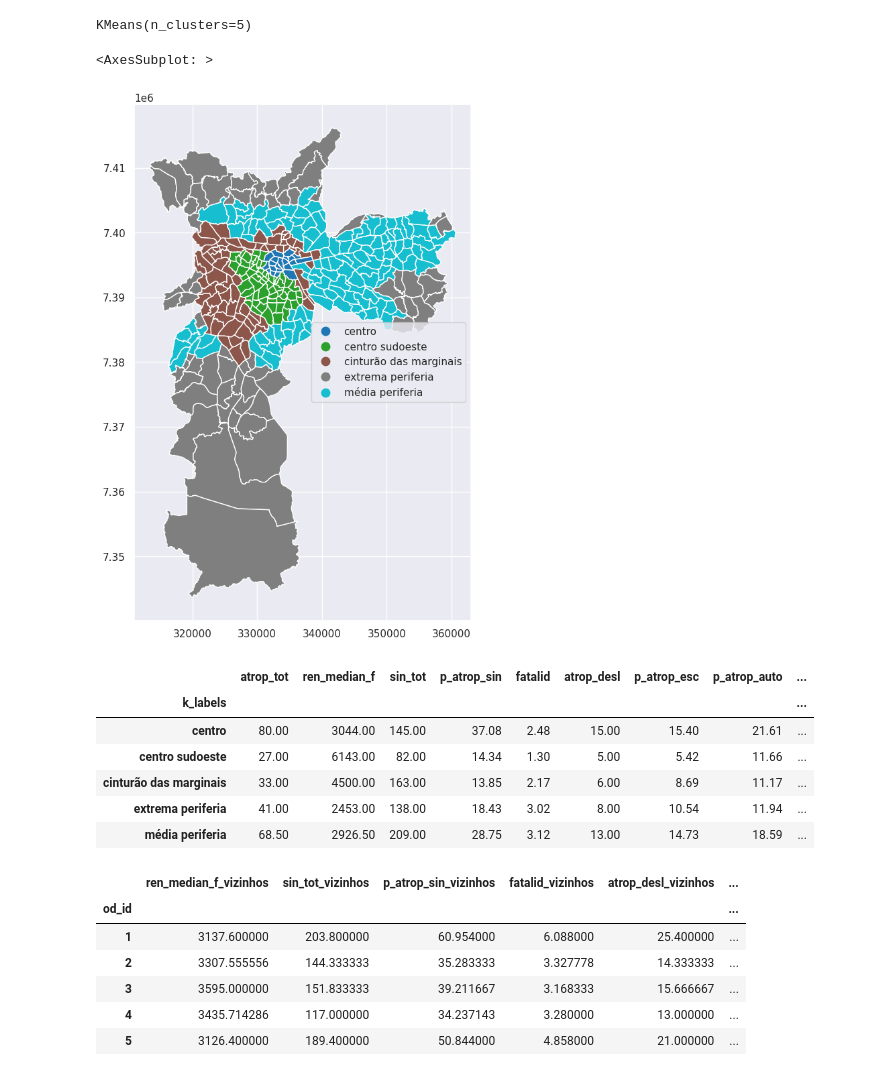
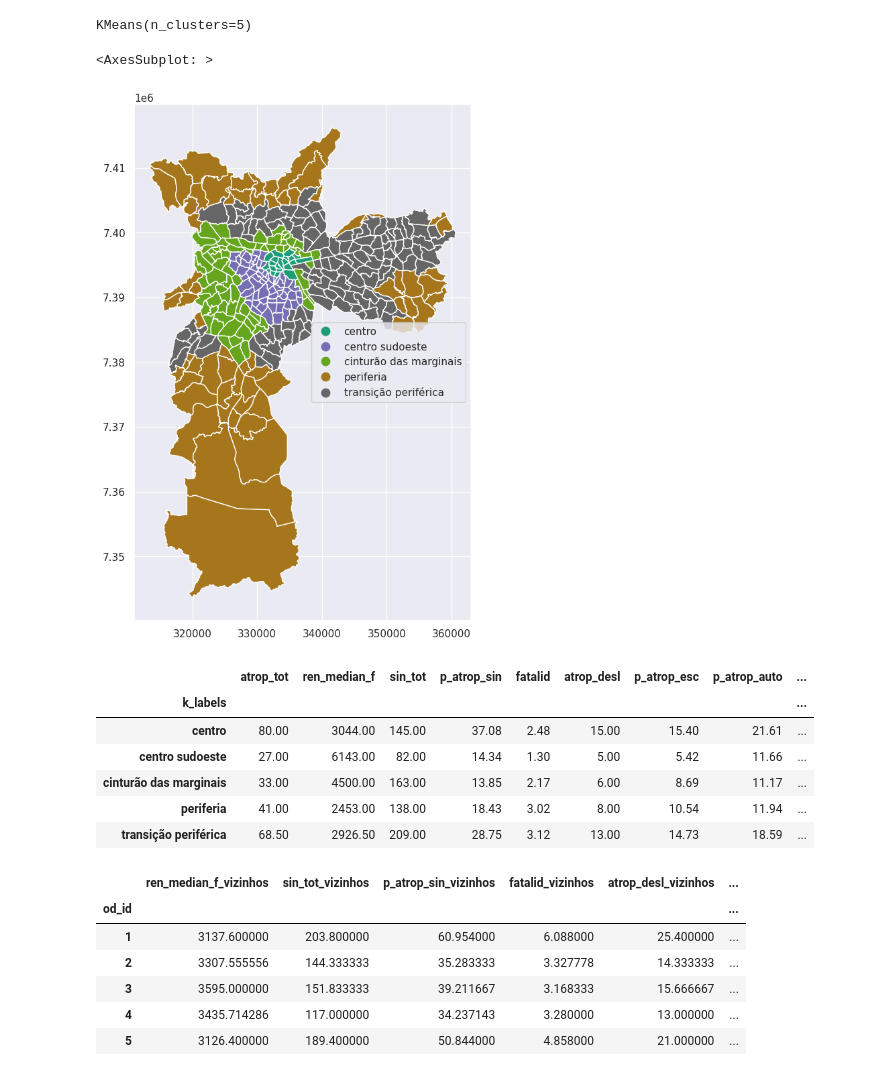
Before and after one commit to AndaSampa/meip-sp, a Jupyter notebook: 02-taxonomia-descritiva-do-modelo.ipynb, the cells around one changed output. Saved outputs shown, nothing was run; the diff lists cells and outputs as text; code cells hidden in the pictures.

```diff
--- a/02-taxonomia-descritiva-do-modelo.ipynb
+++ b/02-taxonomia-descritiva-do-modelo.ipynb
@@ -102,8 +102,8 @@ KMeans(n_clusters=5)
 # %%
 taxonomia = {
     0:"centro sudoeste",
-    1:"extrema periferia",
-    2:"média periferia",
+    1:"periferia",
+    2:"transição periférica",
     3:"cinturão das marginais",
     4:"centro",
 }
@@ -112,12 +112,12 @@ sns.set(rc={"figure.figsize":(10, 10)})
 # %%
 kmeans = KMeans(n_clusters=n_clusters, random_state=0).fit(scaler.fit_transform(df_meip[modelo_vizinhanca]))
 df_meip['k_cluster'] = kmeans.labels_
 df_meip['k_labels'] = [taxonomia[k] for k in kmeans.labels_]
 gdf_zona_merged = gdf_od.merge(df_meip.reset_index(), left_on='NumeroZona', right_on='od_id')
-gdf_zona_merged.plot(column='k_labels', legend=True, categorical=True, legend_kwds={'loc': 'center right'})
+gdf_zona_merged.plot(column='k_labels', legend=True, categorical=True, legend_kwds={'loc': 'center right'}, cmap='Dark2')
 # %% [output]
 <AxesSubplot: >
-[figure, old version]
+[figure, new version]
 # %%
 df_meip.loc[:, ['atrop_tot'] + modelo + ['k_cluster', 'k_labels']].set_index('k_labels').groupby('k_labels').quantile(.50).style.background_gradient().format(precision=2)
 # %% [output]
@@ -126,8 +126,8 @@ df_meip.loc[:, ['atrop_tot'] + modelo + ['k_cluster', 'k_labels']].set_index('k_
 | centro | 80.00 | 3044.00 | 145.00 | 37.08 | 2.48 | 15.00 | 15.40 | 21.61 | ... |
 | centro sudoeste | 27.00 | 6143.00 | 82.00 | 14.34 | 1.30 | 5.00 | 5.42 | 11.66 | ... |
 | cinturão das marginais | 33.00 | 4500.00 | 163.00 | 13.85 | 2.17 | 6.00 | 8.69 | 11.17 | ... |
-| extrema periferia | 41.00 | 2453.00 | 138.00 | 18.43 | 3.02 | 8.00 | 10.54 | 11.94 | ... |
-| média periferia | 68.50 | 2926.50 | 209.00 | 28.75 | 3.12 | 13.00 | 14.73 | 18.59 | ... |
+| periferia | 41.00 | 2453.00 | 138.00 | 18.43 | 3.02 | 8.00 | 10.54 | 11.94 | ... |
+| transição periférica | 68.50 | 2926.50 | 209.00 | 28.75 | 3.12 | 13.00 | 14.73 | 18.59 | ... |
 # %%
 df_meip[[m + "_vizinhos" for m in modelo]]
 # %% [output]
```
Also changed, not shown: parts of 26 cells of this notebook, 3 other files.
